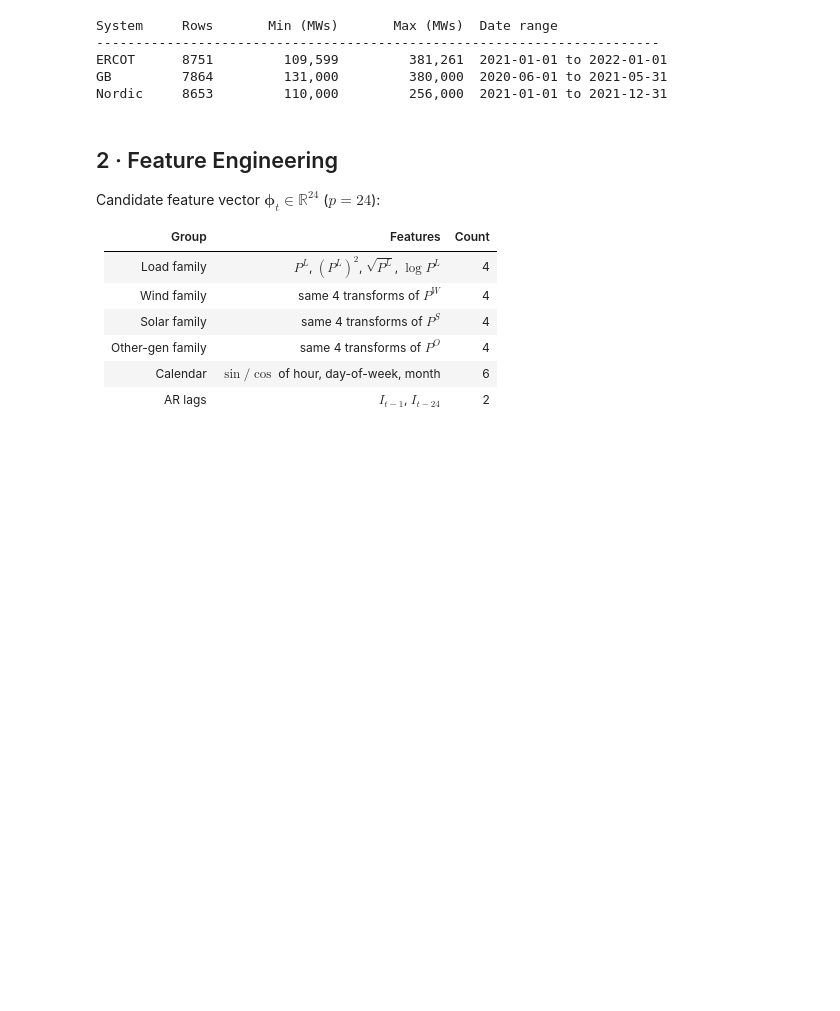
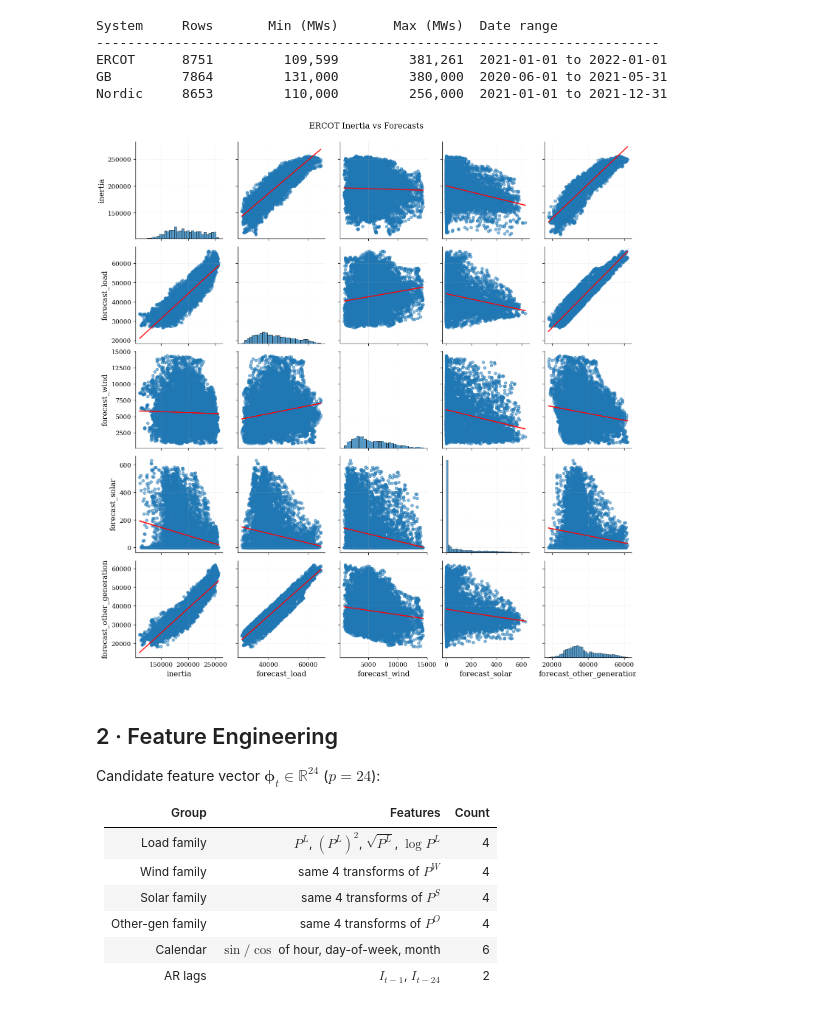
Before and after one commit to Alirezalm/inertia, a Jupyter notebook: main.ipynb, the cells around one changed output. Saved outputs shown, nothing was run; the diff lists cells and outputs as text; code cells hidden in the pictures; blank space fills up the shorter version.

```diff
--- a/main.ipynb
+++ b/main.ipynb
@@ -78,6 +75,13 @@ System     Rows       Min (MWs)       Max (MWs)  Date range
 ERCOT      8751         109,599         381,261  2021-01-01 to 2022-01-01
 GB         7864         131,000         380,000  2020-06-01 to 2021-05-31
 Nordic     8653         110,000         256,000  2021-01-01 to 2021-12-31
+# %%
+import seaborn as sns
+sns.pairplot(systems['Nordic'][['inertia','forecast_load','forecast_wind','forecast_solar','forecast_other_generation']], kind='reg', plot_kws={'line_kws':{'color':'red','lw':1.5}, 'scatter_kws':{'alpha':0.5,'s':20}})
+plt.suptitle('ERCOT Inertia vs Forecasts', y=1.02)
+plt.show()
+# %% [output]
+[figure, added]
 # %% [markdown]
 ## 2 · Feature Engineering
 
```
Also changed, not shown: parts of 5 cells of this notebook.
